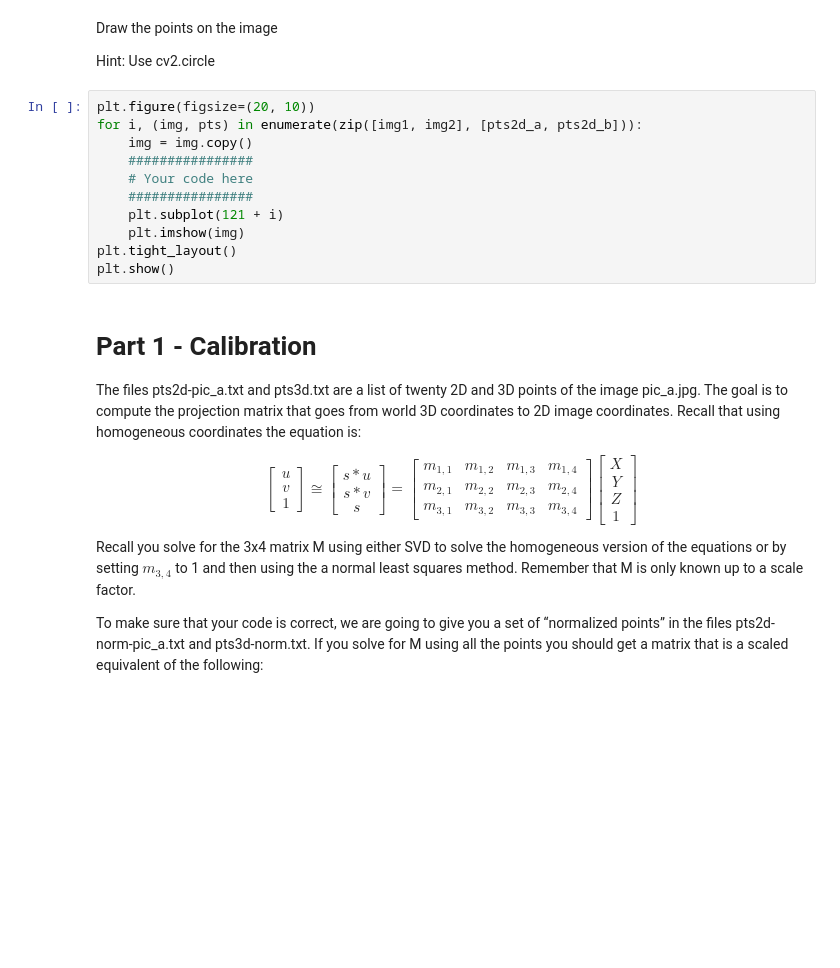
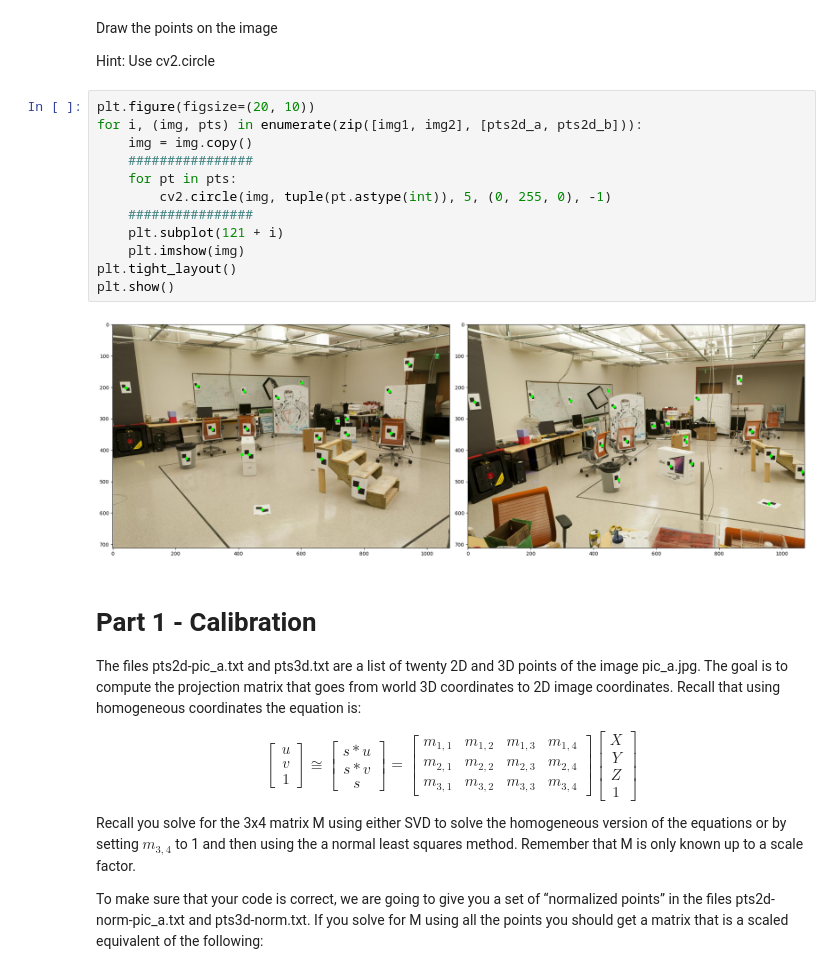
Before and after one commit to shalev-habany/CV_training, a Jupyter notebook: computer_vision/course_resources/ps_3/ps3_empty.ipynb, the cells around one changed output. Saved outputs shown, nothing was run; the diff lists cells and outputs as text; blank space fills up the shorter version.

```diff
--- a/computer_vision/course_resources/ps_3/ps3_empty.ipynb
+++ b/computer_vision/course_resources/ps_3/ps3_empty.ipynb
@@ -38,14 +40,17 @@ Hint: Use cv2.circle
 # %%
 plt.figure(figsize=(20, 10))
 for i, (img, pts) in enumerate(zip([img1, img2], [pts2d_a, pts2d_b])):
     img = img.copy()
     ################
-    # Your code here
+    for pt in pts:
+        cv2.circle(img, tuple(pt.astype(int)), 5, (0, 255, 0), -1)
     ################
     plt.subplot(121 + i)
     plt.imshow(img)
 plt.tight_layout()
 plt.show()
+# %% [output]
+[figure, added]
 # %% [markdown]
 # Part 1 - Calibration
 The files pts2d-pic_a.txt and pts3d.txt are a list of twenty 2D and 3D points of the image pic_a.jpg. The goal is to compute the projection matrix that goes from world 3D coordinates to 2D image coordinates. Recall that using homogeneous coordinates the equation is:
```
Also changed, not shown: parts of 1 cell of this notebook, 7 other files.
